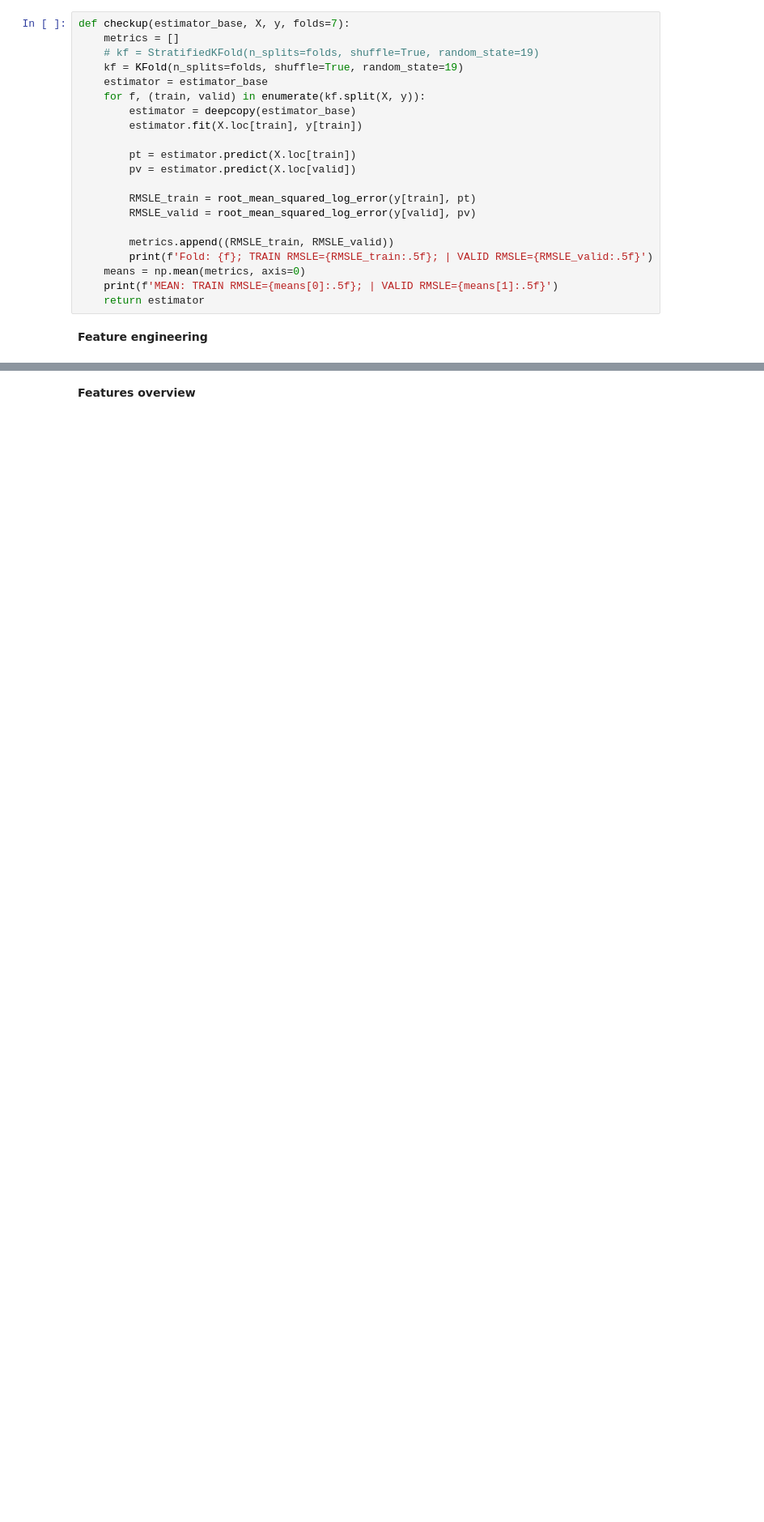
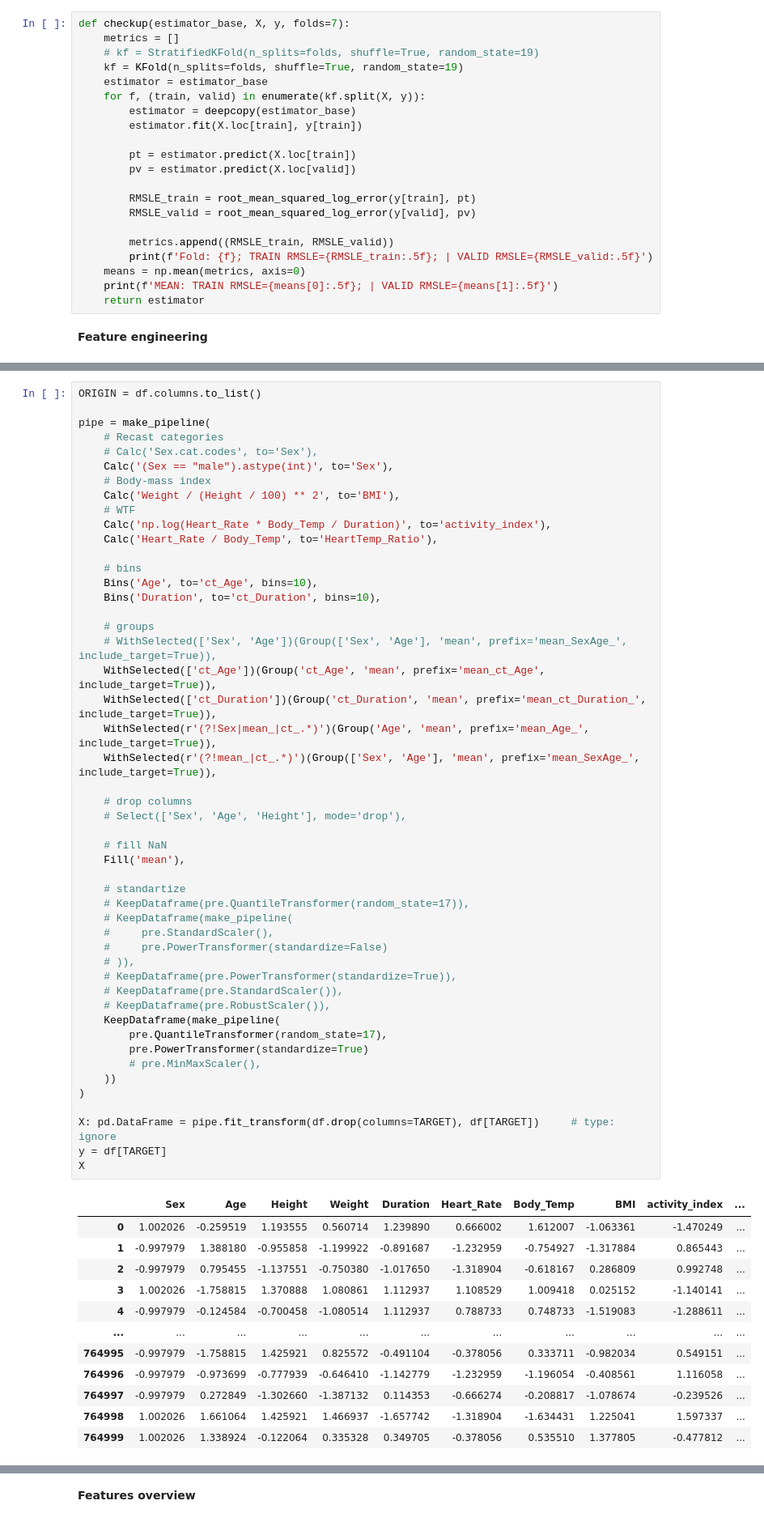
Before and after one commit to j2cry/playground, a Jupyter notebook: S5E5/research.ipynb, the cells around one changed output, grey strips where cells are left out. Shown at 81% size. Saved outputs shown, nothing was run; the diff lists cells and outputs as text; blank space fills up the shorter version.

```diff
--- a/S5E5/research.ipynb
+++ b/S5E5/research.ipynb
@@ -201,0 +78,62 @@ X
+# %%
+ORIGIN = df.columns.to_list()
+
+pipe = make_pipeline(
+    # Recast categories
+    # Calc('Sex.cat.codes', to='Sex'),
+    Calc('(Sex == "male").astype(int)', to='Sex'),
+    # Body-mass index
+    Calc('Weight / (Height / 100) ** 2', to='BMI'),
+    # WTF
+    Calc('np.log(Heart_Rate * Body_Temp / Duration)', to='activity_index'),
+    Calc('Heart_Rate / Body_Temp', to='HeartTemp_Ratio'),
+
+    # bins
+    Bins('Age', to='ct_Age', bins=10),
+    Bins('Duration', to='ct_Duration', bins=10),
+
+    # groups
+    # WithSelected(['Sex', 'Age'])(Group(['Sex', 'Age'], 'mean', prefix='mean_SexAge_', include_target=True)),
+    WithSelected(['ct_Age'])(Group('ct_Age', 'mean', prefix='mean_ct_Age', include_target=True)),
+    WithSelected(['ct_Duration'])(Group('ct_Duration', 'mean', prefix='mean_ct_Duration_', include_target=True)),
+    WithSelected(r'(?!Sex|mean_|ct_.*)')(Group('Age', 'mean', prefix='mean_Age_', include_target=True)),
+    WithSelected(r'(?!mean_|ct_.*)')(Group(['Sex', 'Age'], 'mean', prefix='mean_SexAge_', include_target=True)),
+
+    # drop columns
+    # Select(['Sex', 'Age', 'Height'], mode='drop'),
+
+    # fill NaN
+    Fill('mean'),
+
+    # standartize
+    # KeepDataframe(pre.QuantileTransformer(random_state=17)),
+    # KeepDataframe(make_pipeline(
+    #     pre.StandardScaler(),
+    #     pre.PowerTransformer(standardize=False)
+    # )),
+    # KeepDataframe(pre.PowerTransformer(standardize=True)),
+    # KeepDataframe(pre.StandardScaler()),
+    # KeepDataframe(pre.RobustScaler()),
+    KeepDataframe(make_pipeline(
+        pre.QuantileTransformer(random_state=17),
+        pre.PowerTransformer(standardize=True)
+        # pre.MinMaxScaler(),
+    ))
+)
+
+X: pd.DataFrame = pipe.fit_transform(df.drop(columns=TARGET), df[TARGET])     # type: ignore
+y = df[TARGET]
+X
+# %% [output]
+|  | Sex | Age | Height | Weight | Duration | Heart_Rate | Body_Temp | BMI | activity_index | ... |
+| 0 | 1.002026 | -0.259519 | 1.193555 | 0.560714 | 1.239890 | 0.666002 | 1.612007 | -1.063361 | -1.470249 | ... |
+| 1 | -0.997979 | 1.388180 | -0.955858 | -1.199922 | -0.891687 | -1.232959 | -0.754927 | -1.317884 | 0.865443 | ... |
+| 2 | -0.997979 | 0.795455 | -1.137551 | -0.750380 | -1.017650 | -1.318904 | -0.618167 | 0.286809 | 0.992748 | ... |
+| 3 | 1.002026 | -1.758815 | 1.370888 | 1.080861 | 1.112937 | 1.108529 | 1.009418 | 0.025152 | -1.140141 | ... |
+| 4 | -0.997979 | -0.124584 | -0.700458 | -1.080514 | 1.112937 | 0.788733 | 0.748733 | -1.519083 | -1.288611 | ... |
+| ... | ... | ... | ... | ... | ... | ... | ... | ... | ... | ... |
+| 764995 | -0.997979 | -1.758815 | 1.425921 | 0.825572 | -0.491104 | -0.378056 | 0.333711 | -0.982034 | 0.549151 | ... |
+| 764996 | -0.997979 | -0.973699 | -0.777939 | -0.646410 | -1.142779 | -1.232959 | -1.196054 | -0.408561 | 1.116058 | ... |
+| 764997 | -0.997979 | 0.272849 | -1.302660 | -1.387132 | 0.114353 | -0.666274 | -0.208817 | -1.078674 | -0.239526 | ... |
+| 764998 | 1.002026 | 1.661064 | 1.425921 | 1.466937 | -1.657742 | -1.318904 | -1.634431 | 1.225041 | 1.597337 | ... |
+| 764999 | 1.002026 | 1.338924 | -0.122064 | 0.335328 | 0.349705 | -0.378056 | 0.535510 | 1.377805 | -0.477812 | ... |
```
Also changed, not shown: parts of 11 cells of this notebook.
